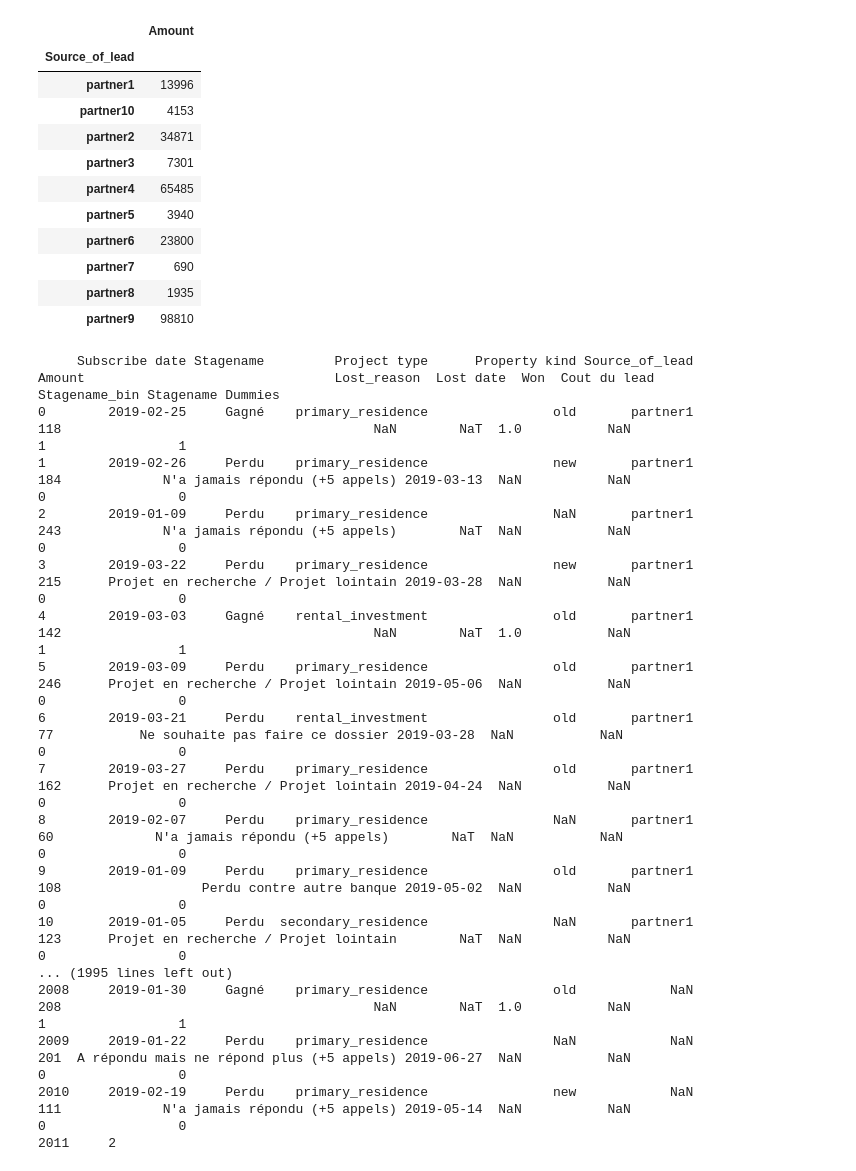
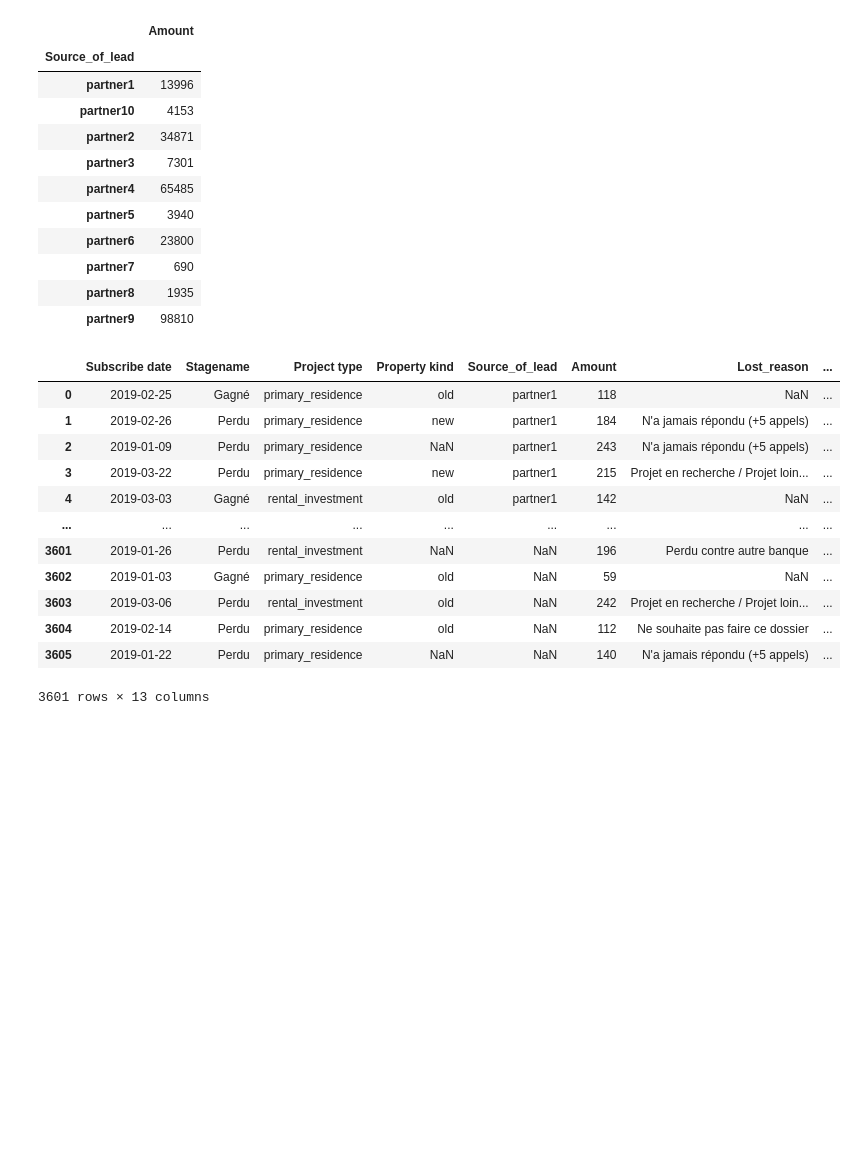
Before and after one commit to MickaWilk/Simplon_Projects, a Jupyter notebook: Exos/November 8 Mardi/Reponses.ipynb, the cells around one changed output. Cells and saved outputs as stored; diff of their text form; code cells hidden in the pictures; blank space fills up the shorter version.

```diff
--- a/Exos/November 8 Mardi/Reponses.ipynb
+++ b/Exos/November 8 Mardi/Reponses.ipynb
@@ -108,6 +109,8 @@ df
 | 3605 | 2019-01-22 | Perdu | primary_residence | NaN | NaN | 140 | N'a jamais répondu (+5 appels) | ... |
 3601 rows × 11 columns
 # %%
-df["Stagename Dummies"] = (~pd.get_dummies(df["Stagename"], drop_first=True, dtype=bool)).convert_dtypes(convert_boolean=False)
+df["Stagename_Dummies_win"] = (~pd.get_dummies(df["Stagename"], drop_first=True, dtype=bool)).convert_dtypes(convert_boolean=False)
 df.dtypes
+df["Stagename_Dummies_lose"] = (pd.get_dummies(df["Stagename"], drop_first=True, dtype=bool)).convert_dtypes(convert_boolean=False)
+df.dtypes
 # %% [output]
@@ -162,23 +166,21 @@ df.groupby("Source_of_lead")[["Amount"]].sum()
 | partner7 | 690 |
 | partner8 | 1935 |
 | partner9 | 98810 |
-# %%
-print(df.to_string())
-# %% [output]
-     Subscribe date Stagename         Project type      Property kind Source_of_lead  Amount                                Lost_reason  Lost date  Won  Cout du lead  Stagename_bin Stagename Dummies
-0        2019-02-25     Gagné    primary_residence                old       partner1     118                                        NaN        NaT  1.0           NaN              1                 1
-1        2019-02-26     Perdu    primary_residence                new       partner1     184             N'a jamais répondu (+5 appels) 2019-03-13  NaN           NaN              0                 0
-2        2019-01-09     Perdu    primary_residence                NaN       partner1     243             N'a jamais répondu (+5 appels)        NaT  NaN           NaN              0                 0
-3        2019-03-22     Perdu    primary_residence                new       partner1     215      Projet en recherche / Projet lointain 2019-03-28  NaN           NaN              0                 0
-4        2019-03-03     Gagné    rental_investment                old       partner1     142                                        NaN        NaT  1.0           NaN              1                 1
-5        2019-03-09     Perdu    primary_residence                old       partner1     246      Projet en recherche / Projet lointain 2019-05-06  NaN           NaN              0                 0
-6        2019-03-21     Perdu    rental_investment                old       partner1      77           Ne souhaite pas faire ce dossier 2019-03-28  NaN           NaN              0                 0
-7        2019-03-27     Perdu    primary_residence                old       partner1     162      Projet en recherche / Projet lointain 2019-04-24  NaN           NaN              0                 0
-8        2019-02-07     Perdu    primary_residence                NaN       partner1      60             N'a jamais répondu (+5 appels)        NaT  NaN           NaN              0                 0
-9        2019-01-09     Perdu    primary_residence                old       partner1     108                  Perdu contre autre banque 2019-05-02  NaN           NaN              0                 0
-10       2019-01-05     Perdu  secondary_residence                NaN       partner1     123      Projet en recherche / Projet lointain        NaT  NaN           NaN              0                 0
-... (1995 lines left out)
-2008     2019-01-30     Gagné    primary_residence                old            NaN     208                                        NaN        NaT  1.0           NaN              1                 1
-2009     2019-01-22     Perdu    primary_residence                NaN            NaN     201  A répondu mais ne répond plus (+5 appels) 2019-06-27  NaN           NaN              0                 0
-2010     2019-02-19     Perdu    primary_residence                new            NaN     111             N'a jamais répondu (+5 appels) 2019-05-14  NaN           NaN              0                 0
-2011     2
+# %%
+df["total"] = df["Stagename_Dummies_win"] + df["Stagename_Dummies_lose"]
+df["total"].sum()
+df.drop("total", axis=1)
+# %% [output]
+|  | Subscribe date | Stagename | Project type | Property kind | Source_of_lead | Amount | Lost_reason | ... |
+| 0 | 2019-02-25 | Gagné | primary_residence | old | partner1 | 118 | NaN | ... |
+| 1 | 2019-02-26 | Perdu | primary_residence | new | partner1 | 184 | N'a jamais répondu (+5 appels) | ... |
+| 2 | 2019-01-09 | Perdu | primary_residence | NaN | partner1 | 243 | N'a jamais répondu (+5 appels) | ... |
+| 3 | 2019-03-22 | Perdu | primary_residence | new | partner1 | 215 | Projet en recherche / Projet loin... | ... |
+| 4 | 2019-03-03 | Gagné | rental_investment | old | partner1 | 142 | NaN | ... |
+| ... | ... | ... | ... | ... | ... | ... | ... | ... |
+| 3601 | 2019-01-26 | Perdu | rental_investment | NaN | NaN | 196 | Perdu contre autre banque | ... |
+| 3602 | 2019-01-03 | Gagné | primary_residence | old | NaN | 59 | NaN | ... |
+| 3603 | 2019-03-06 | Perdu | rental_investment | old | NaN | 242 | Projet en recherche / Projet loin... | ... |
+| 3604 | 2019-02-14 | Perdu | primary_residence | old | NaN | 112 | Ne souhaite pas faire ce dossier | ... |
+| 3605 | 2019-01-22 | Perdu | primary_residence | NaN | NaN | 140 | N'a jamais répondu (+5 appels) | ... |
+3601 rows × 13 columns
```
Also changed, not shown: parts of 5 cells of this notebook.
